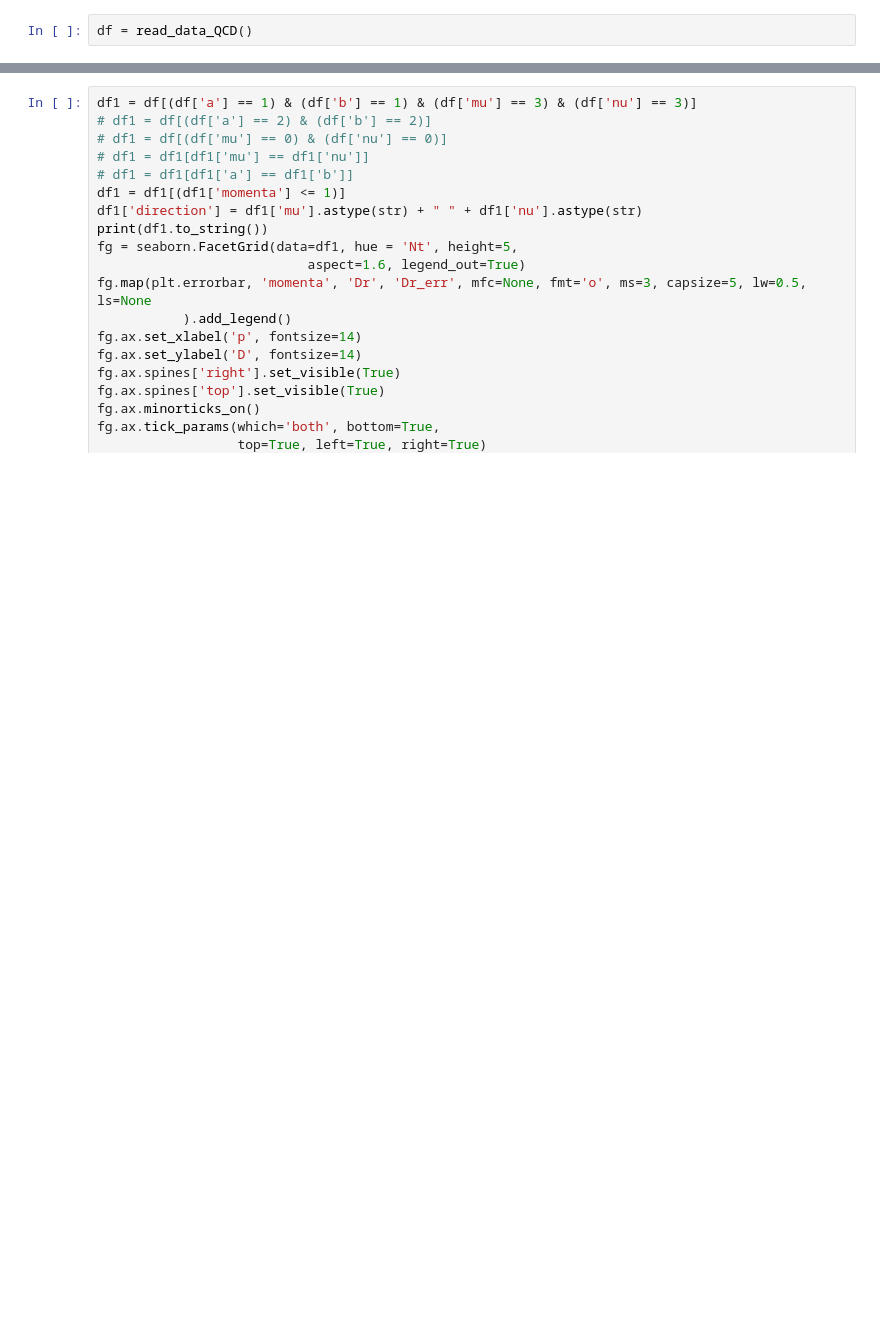
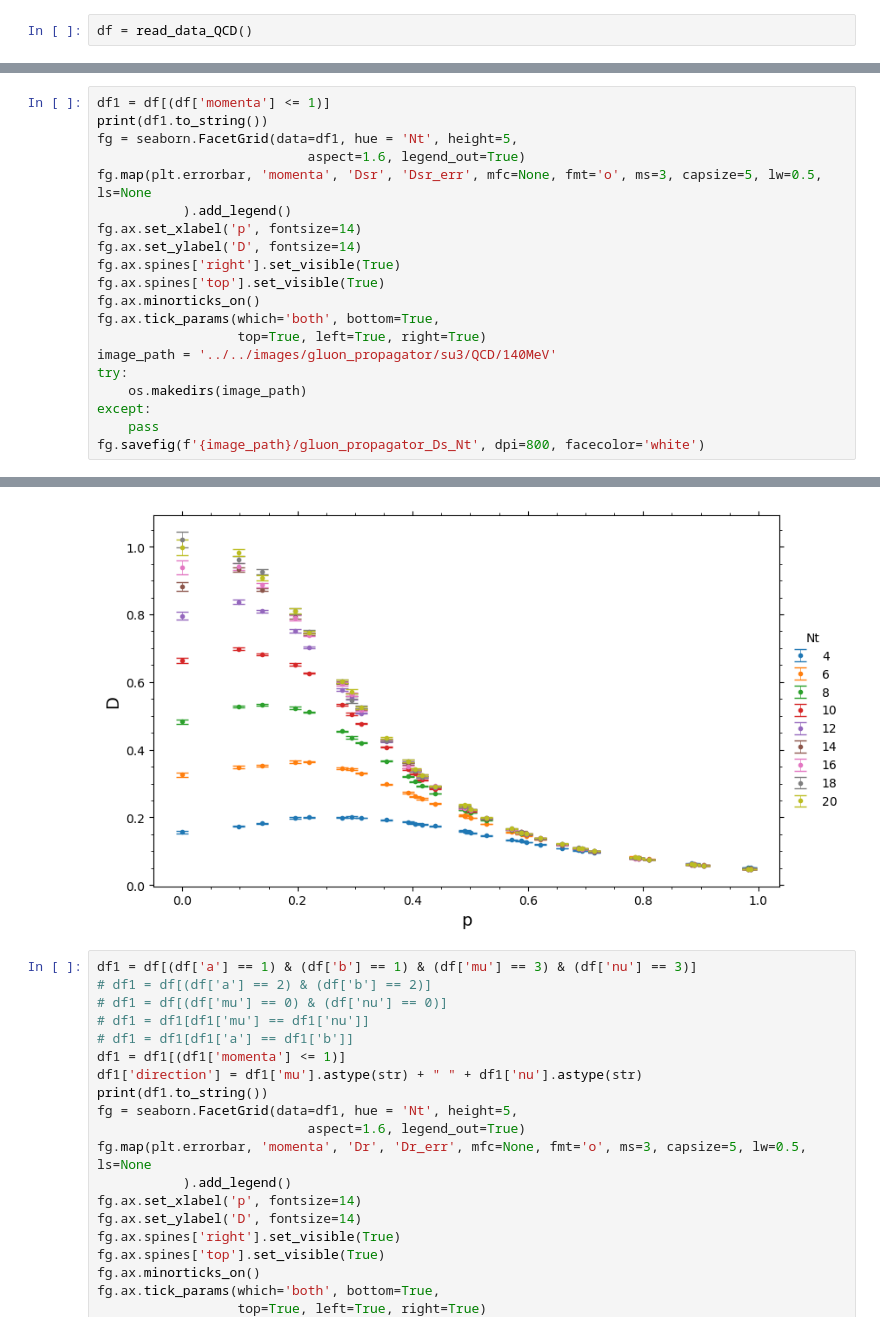
Before and after one commit to ilyakudrov/observables, a Jupyter notebook: python_jupyter/gluon_propagator/gluon_propagator.ipynb, the cells around one changed output, grey strips where cells are left out. Drawn from its saved outputs; the diff is of its cells as text; blank space fills up the shorter version.

```diff
--- a/python_jupyter/gluon_propagator/gluon_propagator.ipynb
+++ b/python_jupyter/gluon_propagator/gluon_propagator.ipynb
@@ -23,0 +67,21 @@ df = read_data_QCD()
+# %%
+df1 = df[(df['momenta'] <= 1)]
+print(df1.to_string())
+fg = seaborn.FacetGrid(data=df1, hue = 'Nt', height=5,
+                           aspect=1.6, legend_out=True)
+fg.map(plt.errorbar, 'momenta', 'Dsr', 'Dsr_err', mfc=None, fmt='o', ms=3, capsize=5, lw=0.5, ls=None
+           ).add_legend()
+fg.ax.set_xlabel('p', fontsize=14)
+fg.ax.set_ylabel('D', fontsize=14)
+fg.ax.spines['right'].set_visible(True)
+fg.ax.spines['top'].set_visible(True)
+fg.ax.minorticks_on()
+fg.ax.tick_params(which='both', bottom=True,
+                  top=True, left=True, right=True)
+image_path = '../../images/gluon_propagator/su3/QCD/140MeV'
+try:
+    os.makedirs(image_path)
+except:
+    pass
+fg.savefig(f'{image_path}/gluon_propagator_Ds_Nt', dpi=800, facecolor='white')
+# %% [output]
@@ -24,3 +105,4 @@ df = read_data_QCD()
+[figure, added]
 # %%
 df1 = df[(df['a'] == 1) & (df['b'] == 1) & (df['mu'] == 3) & (df['nu'] == 3)]
 # df1 = df[(df['a'] == 2) & (df['b'] == 2)]
```
Also changed, not shown: parts of 3 cells of this notebook, 12 other files.
